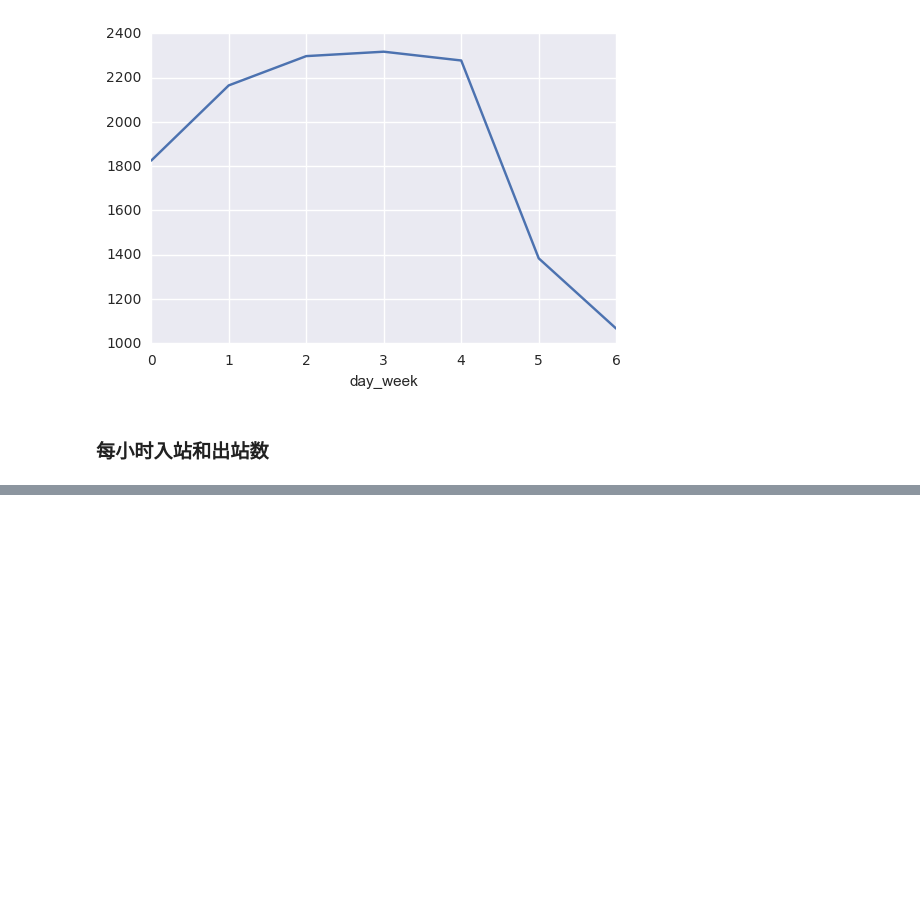
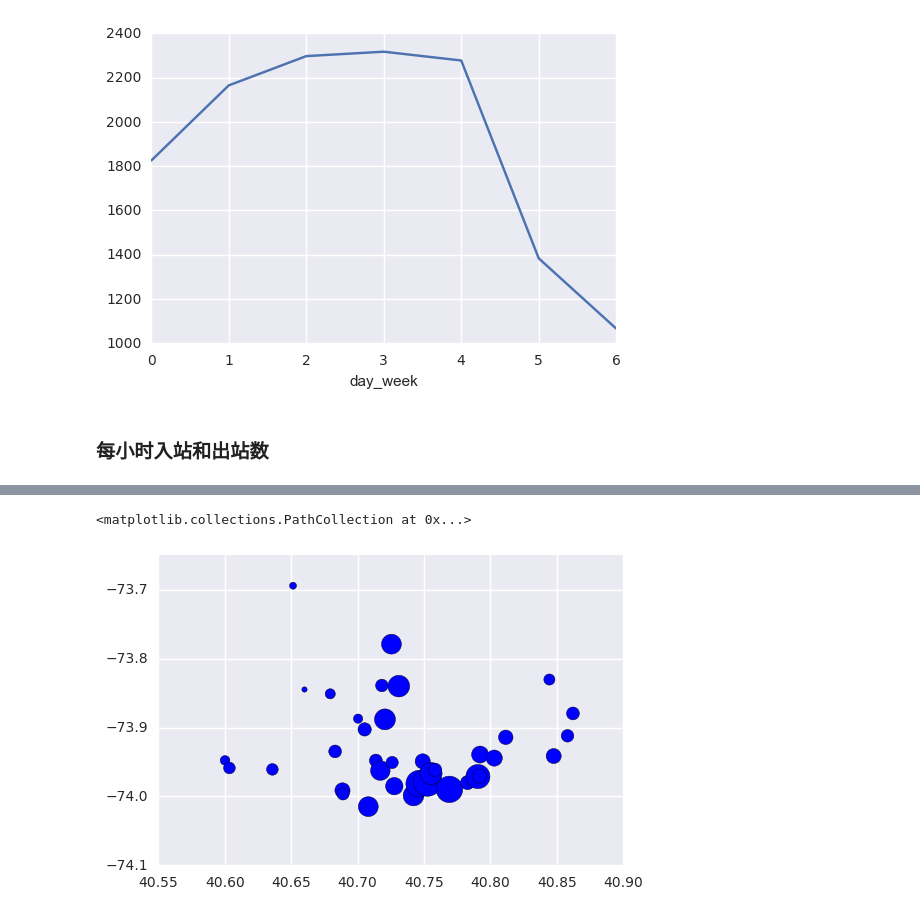
Before and after one commit to deCHN/DA-P2, a Jupyter notebook: mynote.ipynb, the cells around one changed output, grey strips where cells are left out. Cells and saved outputs as stored; diff of their text form; code cells hidden in the pictures; blank space fills up the shorter version.

```diff
--- a/mynote.ipynb
+++ b/mynote.ipynb
@@ -1033,0 +1151,15 @@ get_hourly_entries_and_exits(ridership_df)
+# %%
+filename = 'nyc-subway-weather.csv'
+subway_df = pd.read_csv(filename)
+
+grpLocation = subway_df.groupby(['weather_lat', 'weather_lon'], as_index=False)
+#print '\n<grp> first:\n', grpLocation.first()
+grpMean = grpLocation.mean()
+x = grpMean['weather_lat']
+y = grpMean['weather_lon']
+s = grpMean['ENTRIESn_hourly']
+
+plt.scatter(x, y, s/s.std()*100)
+# %% [output]
+<matplotlib.collections.PathCollection at 0x...>
+[figure, added]
```
Also changed, not shown: parts of 5 cells of this notebook.
